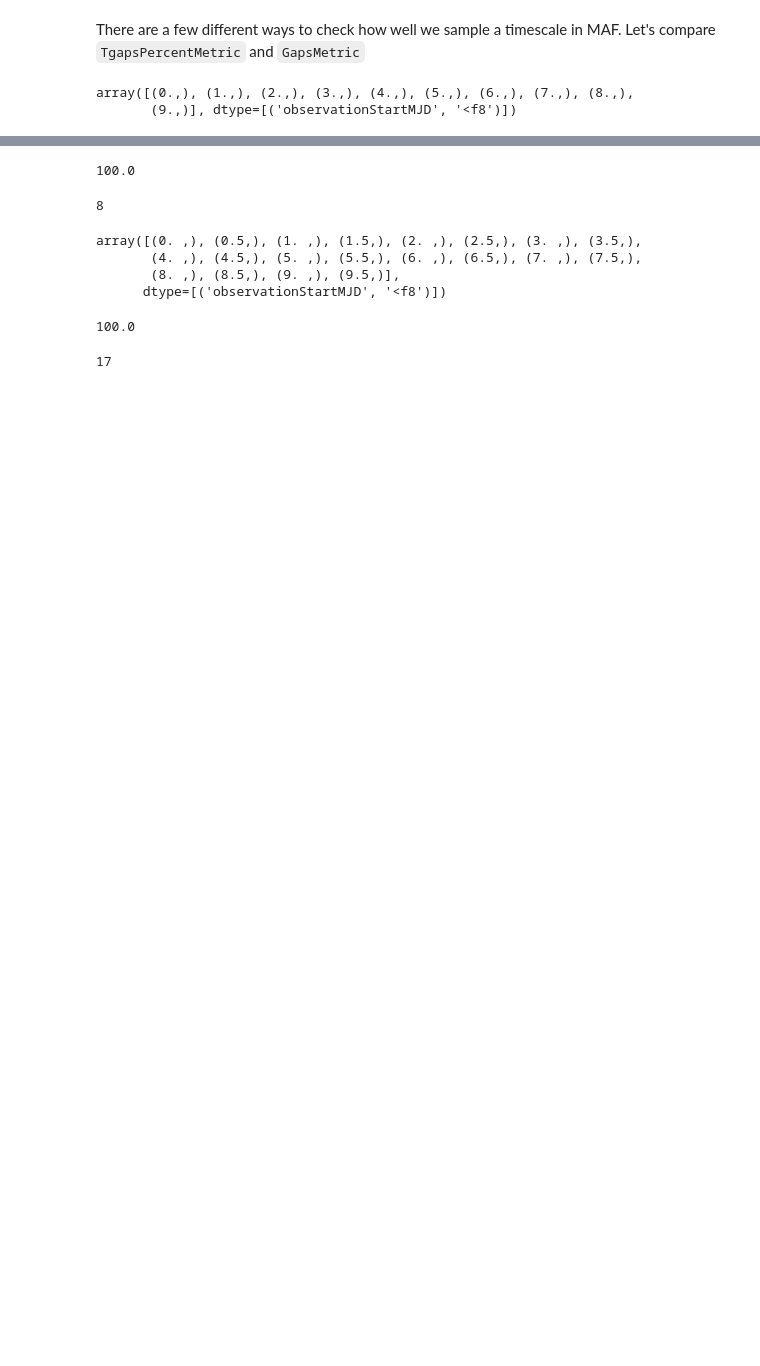
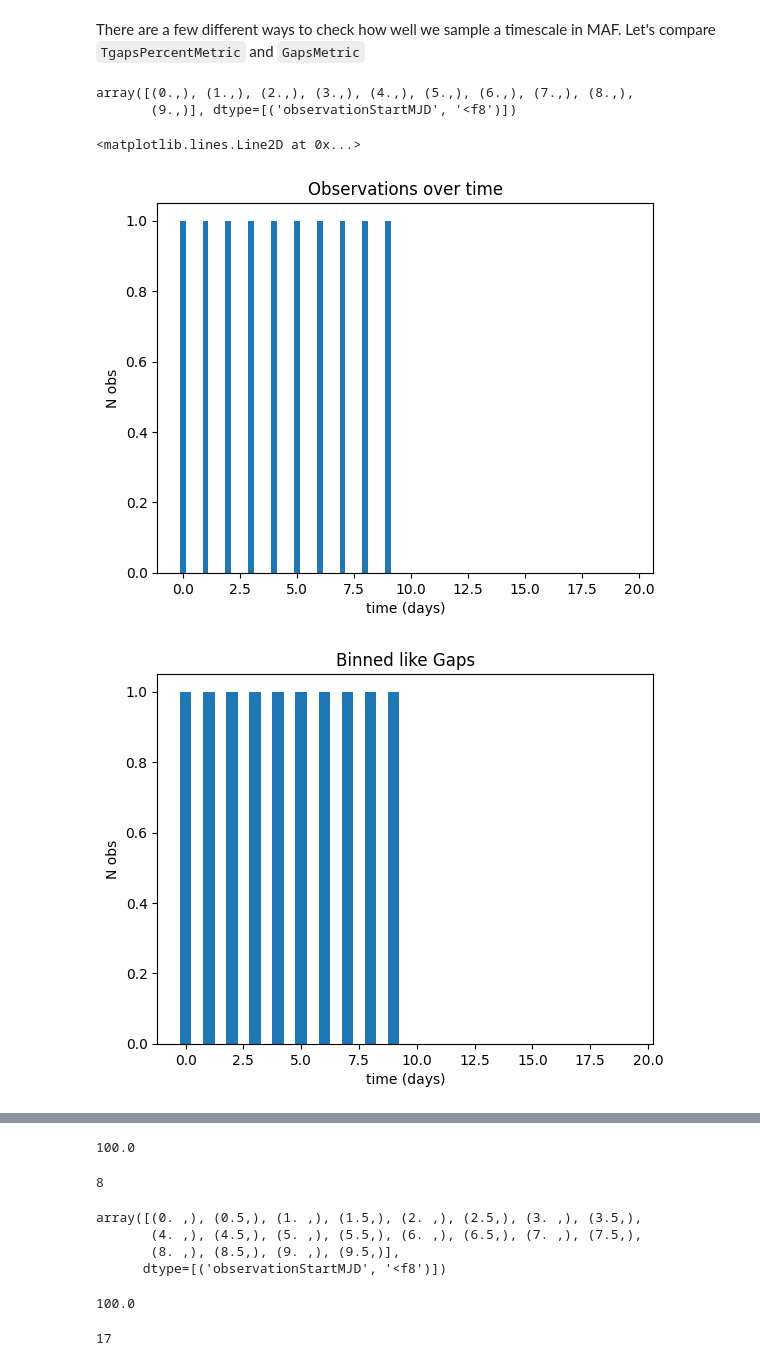
Before and after one commit to lsst/rubin_sim_notebooks, a Jupyter notebook: maf/science/time_gaps.ipynb, the cells around one changed output, grey strips where cells are left out. Saved outputs shown, nothing was run; the diff lists cells and outputs as text; code cells hidden in the pictures; blank space fills up the shorter version.

Commit message:
add histograms

```diff
--- a/maf/science/time_gaps.ipynb
+++ b/maf/science/time_gaps.ipynb
@@ -16,3 +16,28 @@ data
 # %% [output]
 array([(0.,), (1.,), (2.,), (3.,), (4.,), (5.,), (6.,), (7.,), (8.,),
        (9.,)], dtype=[('observationStartMJD', '<f8')])
+# %%
+plt.figure()
+_tmp = plt.hist(data['observationStartMJD'], bins=np.arange(0,20, 0.25)-.125)
+plt.xlabel('time (days)')
+plt.ylabel('N obs')
+plt.title('Observations over time')
+
+plt.figure()
+_tmp = plt.hist(data['observationStartMJD'], bins=np.arange(0,20, 0.5)-.25)
+plt.xlabel('time (days)')
+plt.ylabel('N obs')
+plt.title('Binned like Gaps')
+
+plt.figure()
+_tmp = plt.hist(np.diff(data['observationStartMJD']), bins=np.arange(0,2, 0.25)-.125)
+plt.xlabel('delta time (days)')
+plt.ylabel('N')
+plt.title('Like TgapsPercent')
+
+plt.axvline(x=0.5, linestyle='--', color='k')
+plt.axvline(x=1.0, linestyle='--', color='k')
+# %% [output]
+<matplotlib.lines.Line2D at 0x...>
+[figure, added]
+[figure, added]
```
Also changed, not shown: parts of 6 cells of this notebook.
